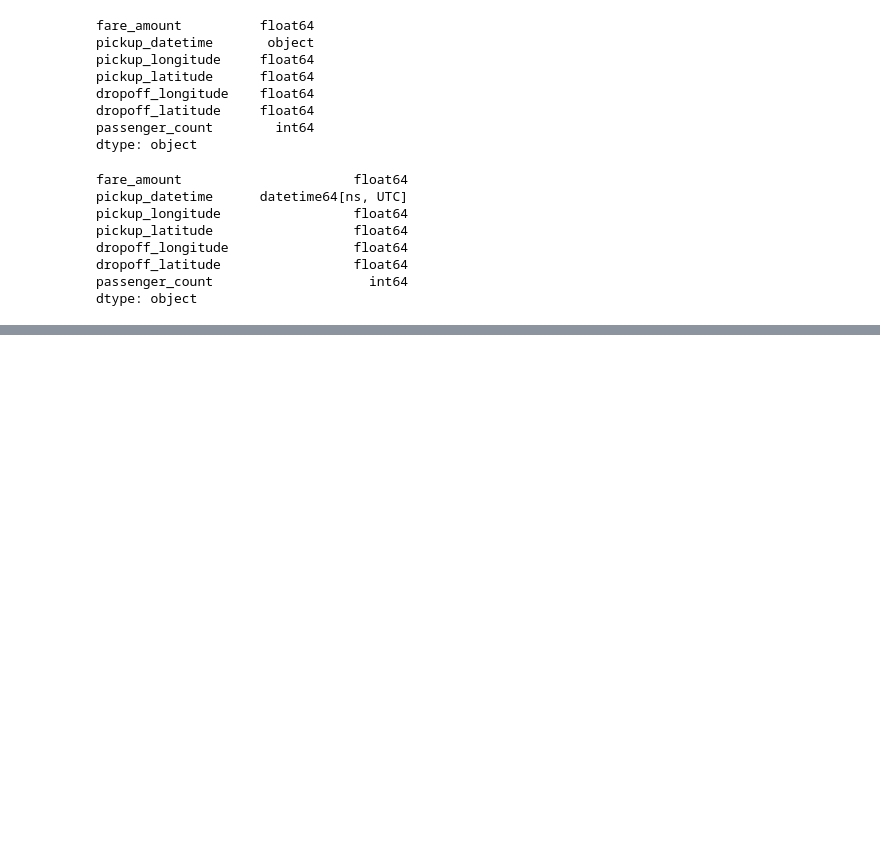
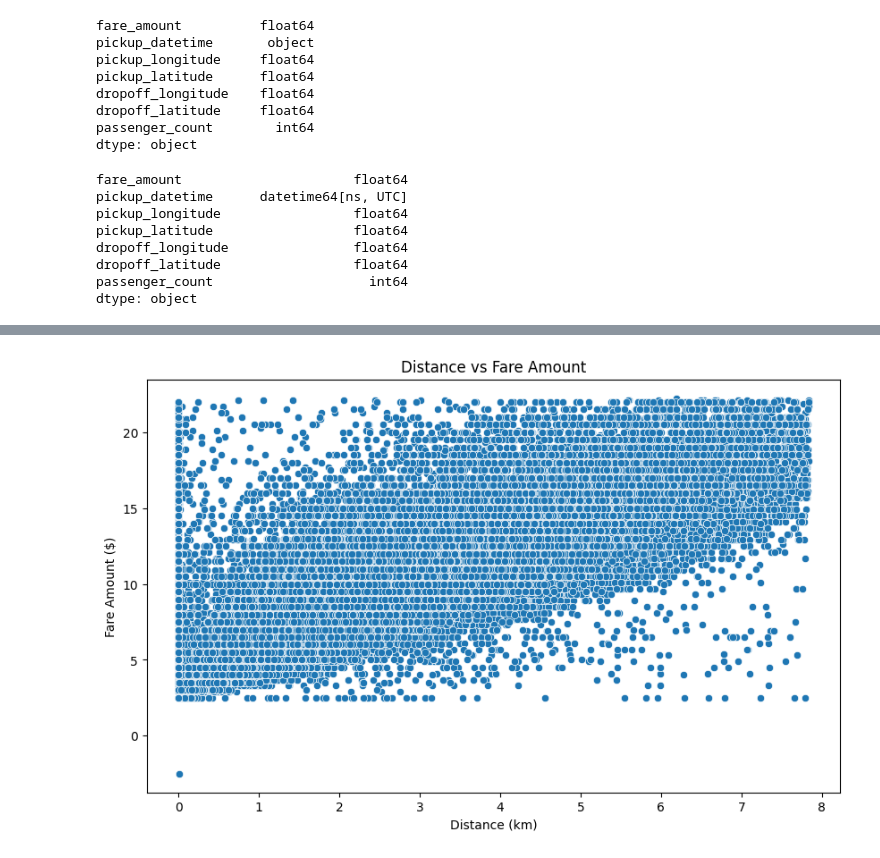
Before and after one commit to yjalil/prelectureMLops, a Jupyter notebook: project/notebooks/first_notebook.ipynb, the cells around one changed output, grey strips where cells are left out. Drawn from its saved outputs; the diff is of its cells as text; code cells hidden in the pictures; blank space fills up the shorter version.

Commit message:
done new column night 1

```diff
--- a/project/notebooks/first_notebook.ipynb
+++ b/project/notebooks/first_notebook.ipynb
@@ -109,0 +234,4 @@ dtype: object
+# %%
+# Keep only the specified columns
+result_df = df[['fare_amount', 'passenger_count', 'is_night', 'distance_km']]
+result_df
@@ -109,0 +252,20 @@ dtype: object
+# %%
+import pandas as pd
+from scipy import stats
+
+# Assuming df is your DataFrame outliers greater than 3 or less than -3 as outliers.
+z_scores = np.abs(stats.zscore(result_df[['fare_amount', 'distance_km', 'passenger_count','is_night']]))
+df_cleaned = result_df[(z_scores < 3).all(axis=1)]
+# %%
+# Calculate Q1 (25th percentile) and Q3 (75th percentile)
+Q1 = df[['fare_amount', 'distance_km', 'passenger_count','is_night']].quantile(0.25)
+Q3 = df[['fare_amount', 'distance_km', 'passenger_count','is_night']].quantile(0.75)
+IQR = Q3 - Q1
+
+# Define bounds for outliers
+lower_bound = Q1 - 1.5 * IQR
+upper_bound = Q3 + 1.5 * IQR
+
+# Remove outliers from the DataFrame
+df_cleaned = df_cleaned[~((df_cleaned[['fare_amount', 'distance_km', 'passenger_count','is_night']] < lower_bound) |
+                   (df_cleaned[['fare_amount', 'distance_km', 'passenger_count','is_night']] > upper_bound)).any(axis=1)]
@@ -109,0 +288,13 @@ dtype: object
+# %%
+import matplotlib.pyplot as plt
+import seaborn as sns
+
+# Scatter plot for distance_km vs fare_amount
+plt.figure(figsize=(10, 6))
+sns.scatterplot(data=df_cleaned, x='distance_km', y='fare_amount')
+plt.title('Distance vs Fare Amount')
+plt.xlabel('Distance (km)')
+plt.ylabel('Fare Amount ($)')
+plt.show()
+# %% [output]
+[figure, added]
```
Also changed, not shown: parts of 20 cells of this notebook, 1 other file.
